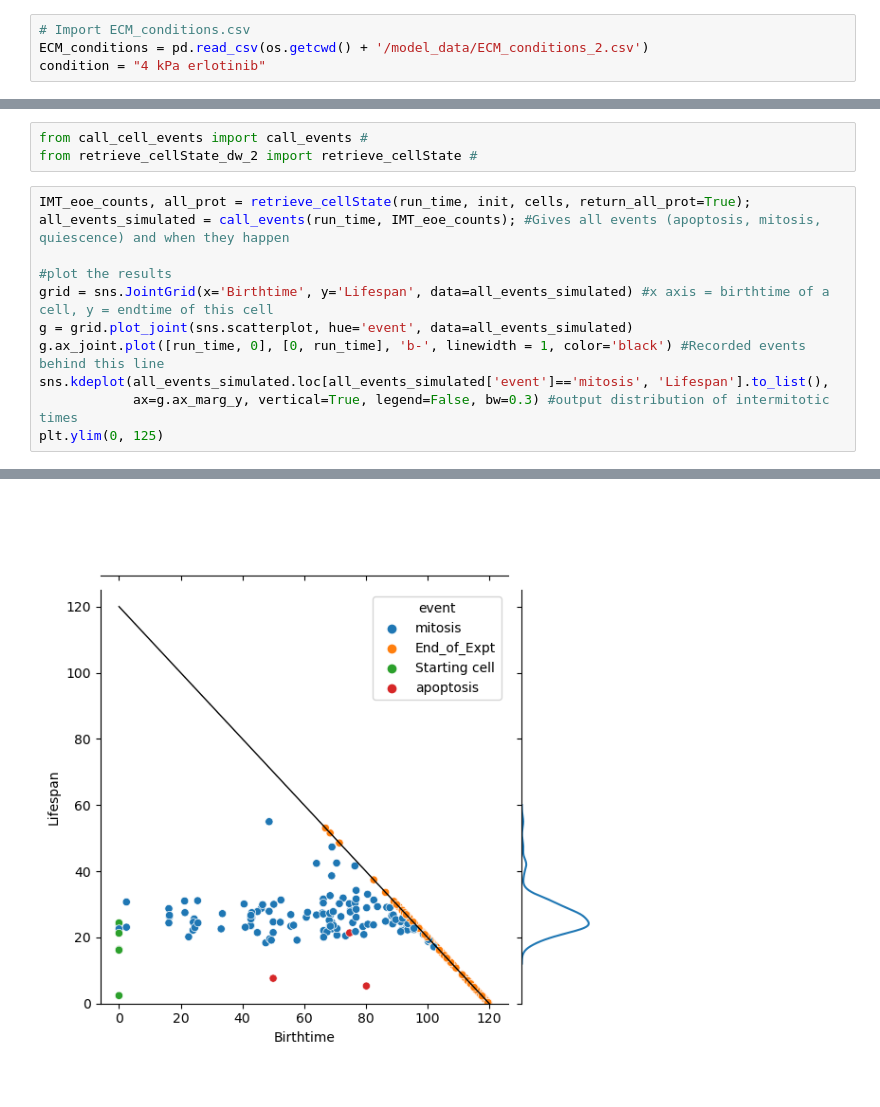
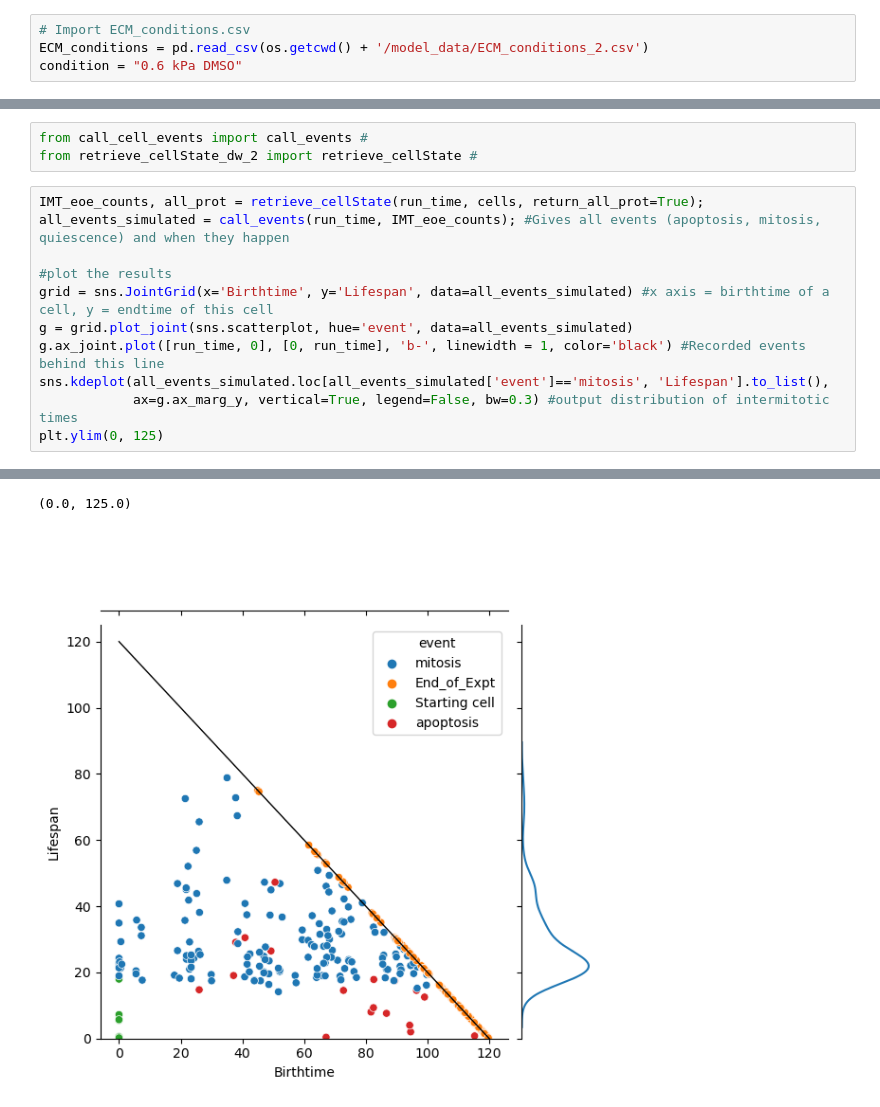
Before and after one commit to QuLab-VU/ECM_cell_cycle_model, a Jupyter notebook: Python/generate_cell_pops.ipynb, the cells around one changed output, grey strips where cells are left out. Drawn from its saved outputs; the diff is of its cells as text.

Commit message:
update params and inits for population simulations

```diff
--- a/Python/generate_cell_pops.ipynb
+++ b/Python/generate_cell_pops.ipynb
@@ -87,7 +87,7 @@ model.parameters["a_stress"].value
 # %%
 # Import ECM_conditions.csv
 ECM_conditions = pd.read_csv(os.getcwd() + '/model_data/ECM_conditions_2.csv')
-condition = "4 kPa erlotinib"
+condition = "0.6 kPa DMSO"
 # %%
 # Set the species AKT, ERK, FAK with species and value col
 # for input in ["AKT", "ERK", "FAK"]:
@@ -165,7 +143,7 @@ plot_cell_count(cell_count, run_time)
 from call_cell_events import call_events #
 from retrieve_cellState_dw_2 import retrieve_cellState #
 # %%
-IMT_eoe_counts, all_prot = retrieve_cellState(run_time, init, cells, return_all_prot=True);
+IMT_eoe_counts, all_prot = retrieve_cellState(run_time, cells, return_all_prot=True);
 all_events_simulated = call_events(run_time, IMT_eoe_counts); #Gives all events (apoptosis, mitosis, quiescence) and when they happen
 
 #plot the results
@@ -180,2 +174,3 @@ plt.ylim(0, 125)
+(0.0, 125.0)
-[figure, old version]
+[figure, new version]
 # %%
```
Also changed, not shown: parts of 12 cells of this notebook, 5 other files.
